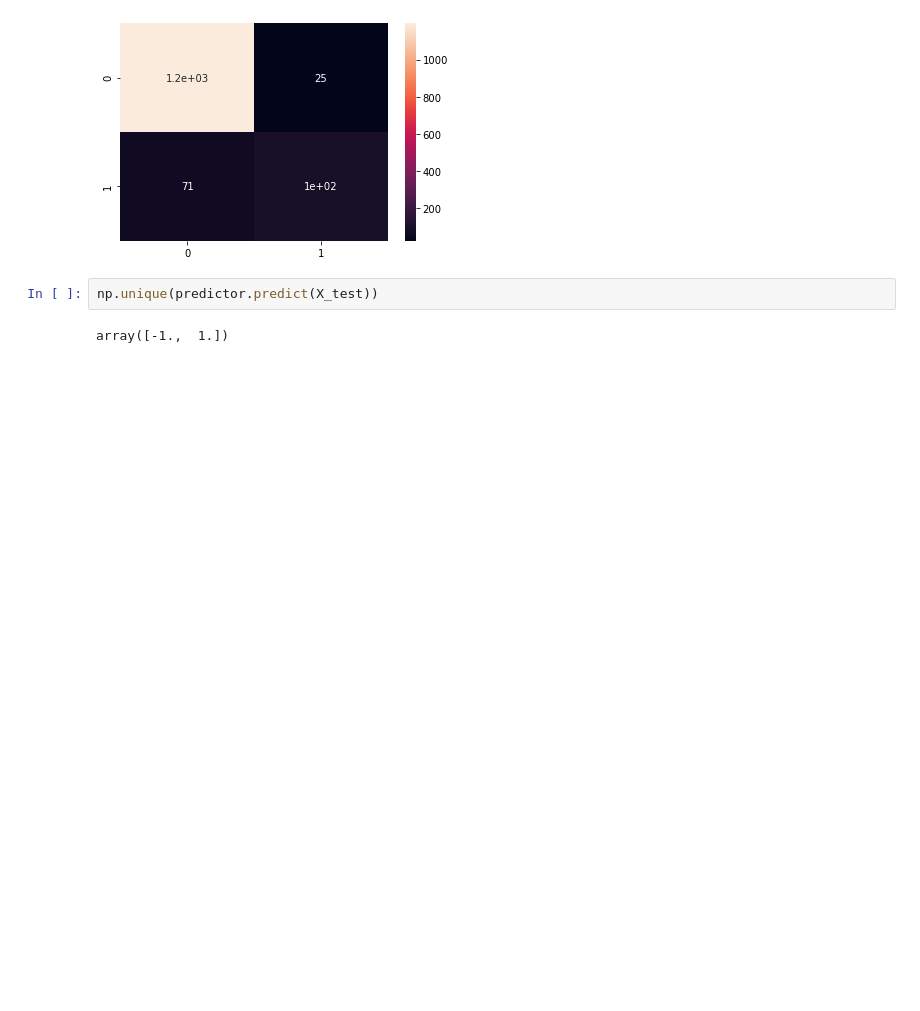
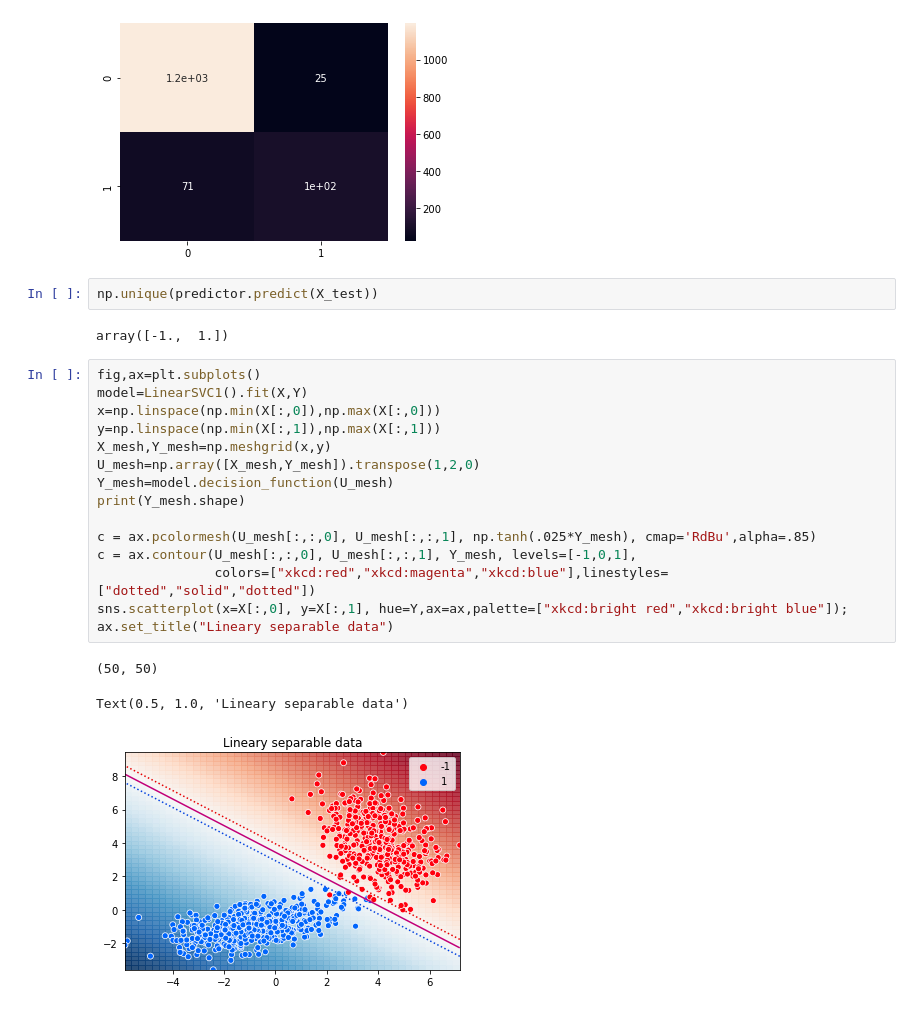
Before and after one commit to ramizouari/MachineLearning, a Jupyter notebook: svm/LinearSVM.ipynb, the cells around one changed output. Cells and saved outputs as stored; diff of their text form; blank space fills up the shorter version.

```diff
--- a/svm/LinearSVM.ipynb
+++ b/svm/LinearSVM.ipynb
@@ -199,3 +199,22 @@ compare(alpha_range,LinearSVC2)
 np.unique(predictor.predict(X_test))
 # %% [output]
 array([-1.,  1.])
+# %%
+fig,ax=plt.subplots()
+model=LinearSVC1().fit(X,Y)
+x=np.linspace(np.min(X[:,0]),np.max(X[:,0]))
+y=np.linspace(np.min(X[:,1]),np.max(X[:,1]))
+X_mesh,Y_mesh=np.meshgrid(x,y)
+U_mesh=np.array([X_mesh,Y_mesh]).transpose(1,2,0)
+Y_mesh=model.decision_function(U_mesh)
+print(Y_mesh.shape)
+
+c = ax.pcolormesh(U_mesh[:,:,0], U_mesh[:,:,1], np.tanh(.025*Y_mesh), cmap='RdBu',alpha=.85)
+c = ax.contour(U_mesh[:,:,0], U_mesh[:,:,1], Y_mesh, levels=[-1,0,1],
+               colors=["xkcd:red","xkcd:magenta","xkcd:blue"],linestyles=["dotted","solid","dotted"])
+sns.scatterplot(x=X[:,0], y=X[:,1], hue=Y,ax=ax,palette=["xkcd:bright red","xkcd:bright blue"]);
+ax.set_title("Lineary separable data")
+# %% [output]
+(50, 50)
+Text(0.5, 1.0, 'Lineary separable data')
+[figure, added]
```
Also changed, not shown: 1 other file.
